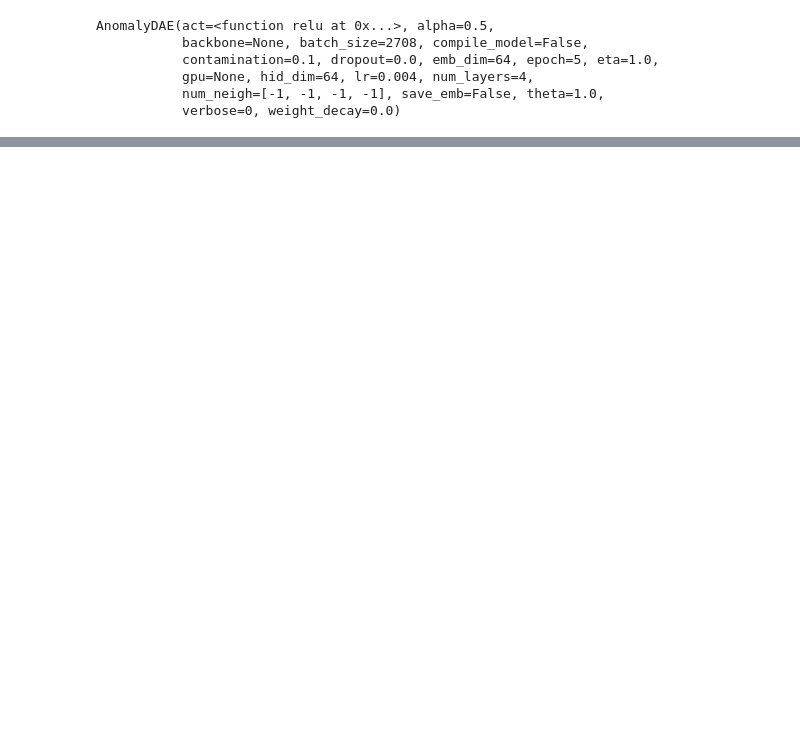
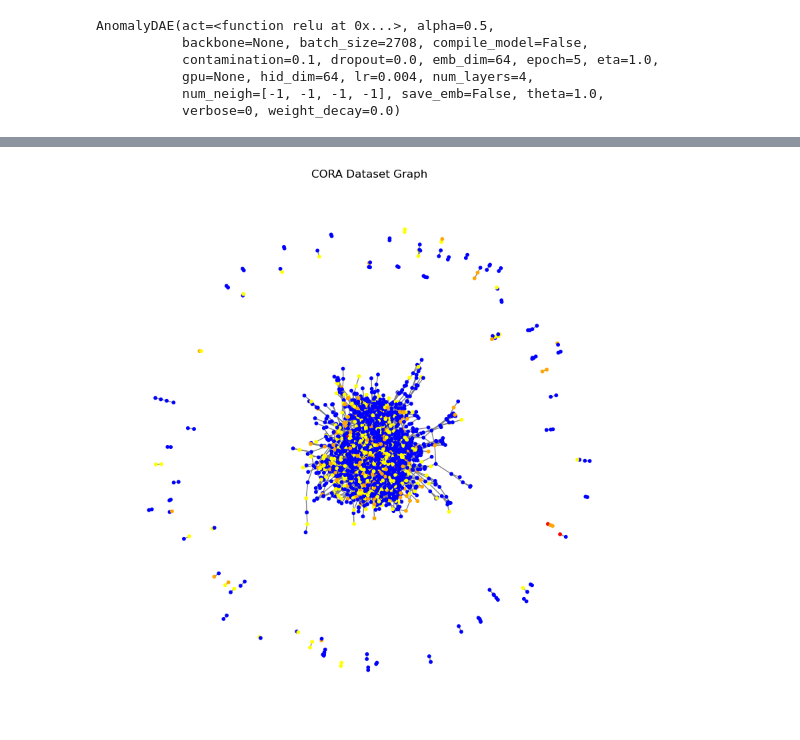
Before and after one commit to Grace-Melchiors/AAU-Dat6-Poison-GAD, a Jupyter notebook: AnomalyDAE/ModelTorch.ipynb, the cells around one changed output, grey strips where cells are left out. Cells and saved outputs as stored; diff of their text form; code cells hidden in the pictures; blank space fills up the shorter version.

```diff
--- a/AnomalyDAE/ModelTorch.ipynb
+++ b/AnomalyDAE/ModelTorch.ipynb
@@ -94,0 +99,30 @@ tensor(1) tensor(0.8265) tensor(1.)
+# %%
+node_colors = []
+# assign red to outliers and blue to regular, based on predictions
+# for i in range(pred.numel()):
+#     if pred[i].item() == 1:
+#         node_colors.append('red')
+#     else:
+#         node_colors.append('blue')
+
+# assign colors based on probability of being an outlier
+for i in range(pred.numel()):
+    if prob[i].item() > 0.9:
+        node_colors.append('red')
+    elif prob[i].item() > 0.8:
+        node_colors.append('orange')
+    elif prob[i].item() > 0.75:
+        node_colors.append('yellow')
+    else:
+        node_colors.append('blue')
+# %%
+# Convert PyTorch Geometric data to NetworkX graph ---
+graph3 = pyg_utils.to_networkx(data, to_undirected=True)
+
+# Draws the graph ----
+plt.figure(figsize=(8, 8))
+nx.draw(graph3, node_size=10, node_color=node_colors, edge_color='gray', with_labels=False)
+plt.title('CORA Dataset Graph')
+plt.show()
+# %% [output]
+[figure, added]
```
Also changed, not shown: parts of 8 cells of this notebook, 2 other files.
